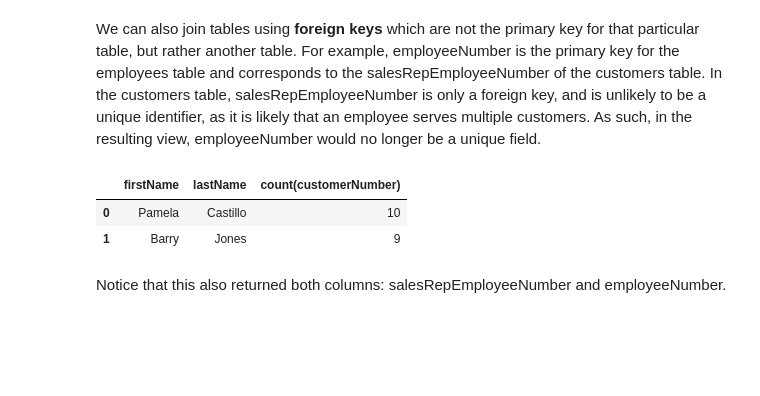
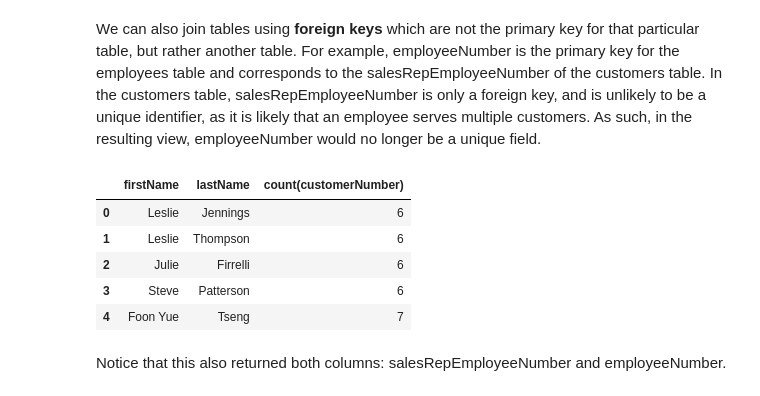
Before and after one commit to Botafogo1894/dsc-1-05-10-join-statements-nyc-career-ds-102218, a Jupyter notebook: index.ipynb, the cells around one changed output. Drawn from its saved outputs; the diff is of its cells as text; code cells hidden in the pictures; blank space fills up the shorter version.

```diff
--- a/index.ipynb
+++ b/index.ipynb
@@ -161,17 +161,20 @@ We can also join tables using **foreign keys** which are not the primary key for
 # %%
 cur.execute("""select e.firstName, e.lastName, count(customerNumber) from customers c
                         join employees e
                         on c.salesRepEmployeeNumber = e.employeeNumber
                         group by salesRepEmployeeNumber
-                        having count(customerNumber) > 8;
+                        having count(customerNumber) > 5;
                        """)
 df = pd.DataFrame(cur.fetchall()) #Take results and create dataframe
 df.columns = [i[0] for i in cur.description]
 df.head()
 # %% [output]
 |  | firstName | lastName | count(customerNumber) |
-| 0 | Pamela | Castillo | 10 |
-| 1 | Barry | Jones | 9 |
+| 0 | Leslie | Jennings | 6 |
+| 1 | Leslie | Thompson | 6 |
+| 2 | Julie | Firrelli | 6 |
+| 3 | Steve | Patterson | 6 |
+| 4 | Foon Yue | Tseng | 7 |
 # %% [markdown]
 Notice that this also returned both columns: salesRepEmployeeNumber and employeeNumber.
 # %% [markdown]
```
